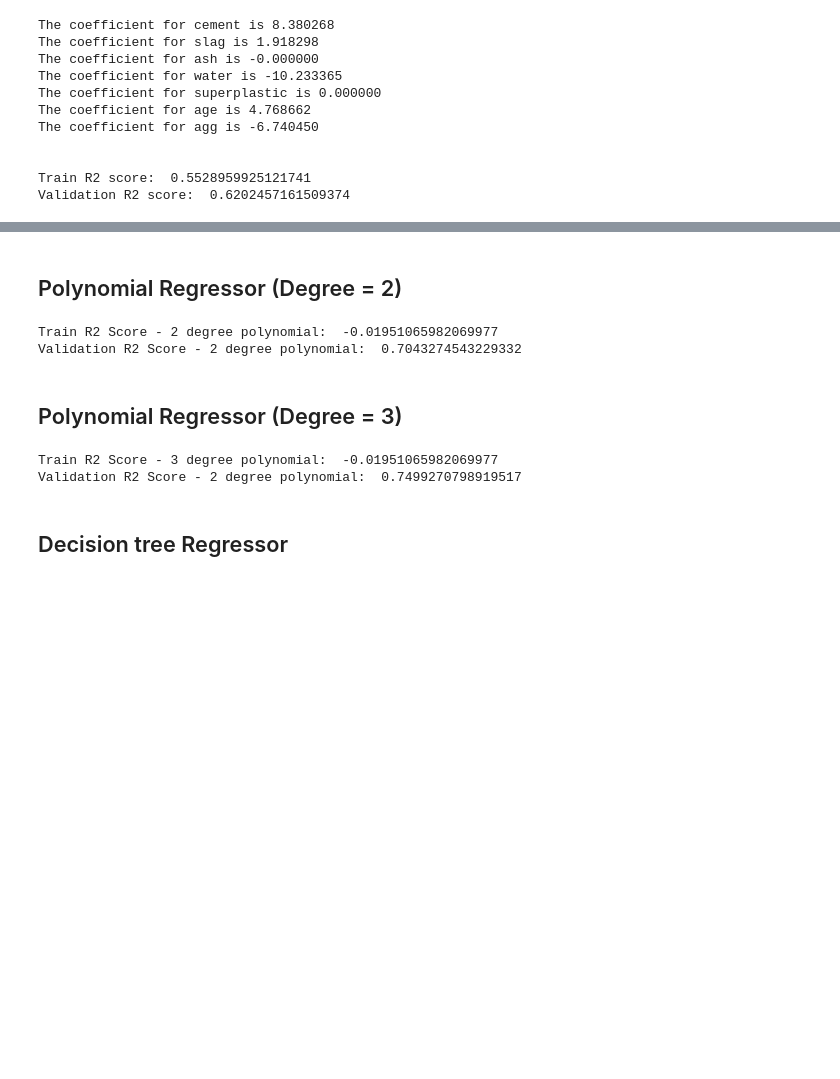
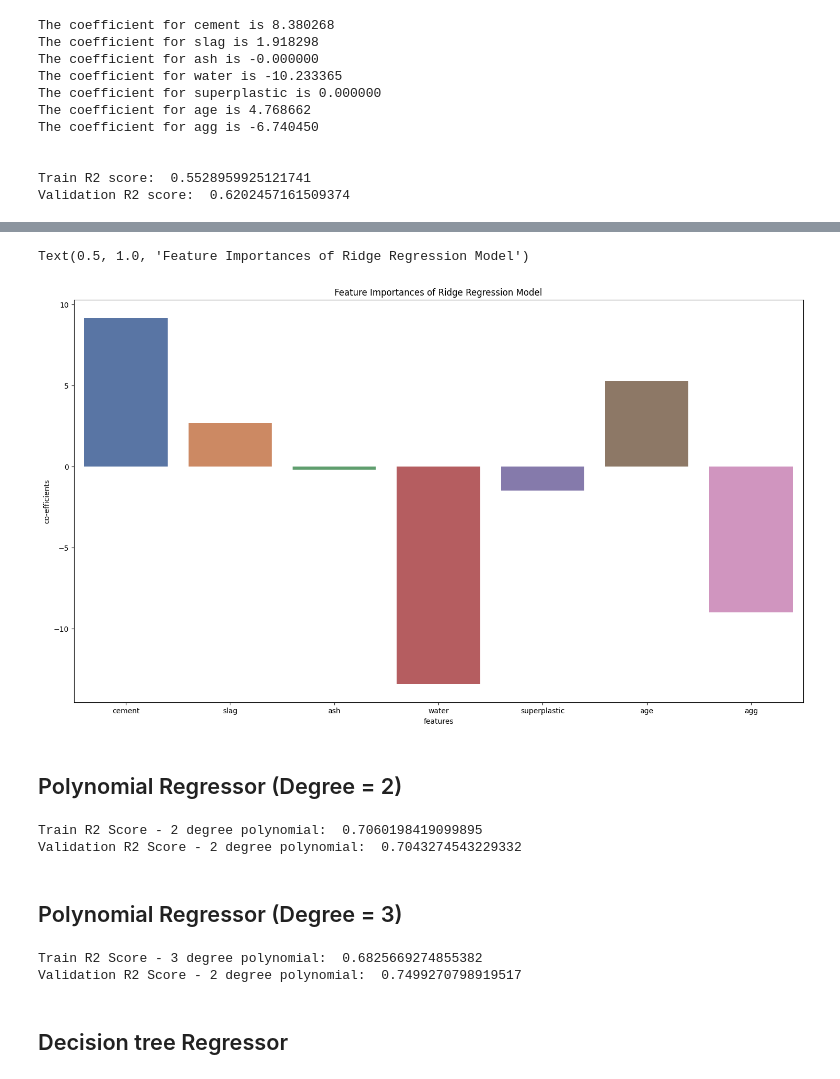
Before and after one commit to ayushipradhan30/AIML-mini-projects, a Jupyter notebook: Featurization,_Model_Selection_&_Tuning.ipynb, the cells around one changed output, grey strips where cells are left out. Cells and saved outputs as stored; diff of their text form; code cells hidden in the pictures; blank space fills up the shorter version.

```diff
--- a/Featurization,_Model_Selection_&_Tuning.ipynb
+++ b/Featurization,_Model_Selection_&_Tuning.ipynb
@@ -380,0 +383,15 @@ Text(0.5, 1.0, 'Feature Importances of Linear Regression Model')
+# %%
+ridge = Ridge(alpha = 0.3)
+ridge.fit(x_train, y_train)
+
+for i, col_name in enumerate(x_train.columns):
+  print('The coefficient for %s is %f' %(col_name, ridge.coef_[i]))
+
+y_pred_tr_ridge = ridge.predict(x_train)
+y_pred_val_ridge = ridge.predict(x_val)
+
+ridge_tr_score = r2_score(y_train, y_pred_tr_ridge)
+ridge_val_score = r2_score(y_val, y_pred_val_ridge)
+
+print('\n\nTrain R2 score: ', ridge_tr_score)
+print('Validation R2 score: ', ridge_val_score)
@@ -381,34 +410,51 @@ Text(0.5, 1.0, 'Feature Importances of Linear Regression Model')
+# %%
+coef = pd.DataFrame(ridge.coef_.ravel())
+coef['features'] = x_train.columns
+plt.figure(figsize = (18,10))
+sns.barplot(x = 'features', y = 0, data = coef, palette = 'deep')
+plt.ylabel('co-efficients')
+plt.xlabel('features')
+plt.title('Feature Importances of Ridge Regression Model')
+# %% [output]
+Text(0.5, 1.0, 'Feature Importances of Ridge Regression Model')
+[figure, added]
 # %% [markdown]
 ## Polynomial Regressor (Degree = 2)
 # %%
 poly_2 = PolynomialFeatures(degree = 2, interaction_only = True)
 x_poly_tr = poly_2.fit_transform(x_train)
+
 lr.fit(x_poly_tr, y_train)
+
 y_pred_tr_poly_2 = lr.predict(x_poly_tr)
-lr_poly_2_tr_score = r2_score(y_pred_tr, y_train)
+lr_poly_2_tr_score = r2_score(y_train, y_pred_tr_poly_2)
 print('Train R2 Score - 2 degree polynomial: ', lr_poly_2_tr_score)
+
 x_poly_val = poly_2.fit_transform(x_val)
 y_pred_poly_2_val = lr.predict(x_poly_val)
-lr_poly_val_score = r2_score(y_val, y_pred_poly_2_val)
-print('Validation R2 Score - 2 degree polynomial: ', lr_poly_val_score)
+lr_poly_2_val_score = r2_score(y_val, y_pred_poly_2_val)
+print('Validation R2 Score - 2 degree polynomial: ', lr_poly_2_val_score)
 # %% [output]
-Train R2 Score - 2 degree polynomial:  -0.01951065982069977
+Train R2 Score - 2 degree polynomial:  0.7060198419099895
 Validation R2 Score - 2 degree polynomial:  0.7043274543229332
 # %% [markdown]
 ## Polynomial Regressor (Degree = 3)
 # %%
 poly_3 = PolynomialFeatures(degree = 3, interaction_only = True)
-x_poly_tr = poly_3.fit_transform(x_train)
-lr.fit(x_poly_tr, y_train)
-y_pred_tr_poly_3 = lr.predict(x_poly_tr)
-lr_poly_3_tr_score = r2_score(y_pred_tr, y_train)
+x_poly_3_tr = poly_3.fit_transform(x_train)
+
+lr.fit(x_poly_3_tr, y_train)
+
+y_pred_tr_poly_3 = lr.predict(x_poly_3_tr)
+lr_poly_3_tr_score = r2_score(y_pred_tr_poly_3, y_train)
 print('Train R2 Score - 3 degree polynomial: ', lr_poly_3_tr_score)
-x_poly_val = poly_3.fit_transform(x_val)
-y_pred_poly_3_val = lr.predict(x_poly_val)
-lr_poly_val_score = r2_score(y_val, y_pred_poly_3_val)
-print('Validation R2 Score - 2 degree polynomial: ', lr_poly_val_score)
+
+x_poly_3_val = poly_3.fit_transform(x_val)
+y_pred_poly_3_val = lr.predict(x_poly_3_val)
+lr_poly_3_val_score = r2_score(y_val, y_pred_poly_3_val)
+print('Validation R2 Score - 2 degree polynomial: ', lr_poly_3_val_score)
 # %% [output]
-Train R2 Score - 3 degree polynomial:  -0.01951065982069977
+Train R2 Score - 3 degree polynomial:  0.6825669274855382
 Validation R2 Score - 2 degree polynomial:  0.7499270798919517
 # %% [markdown]
 ## Decision tree Regressor
```
Also changed, not shown: parts of 30 cells of this notebook.
